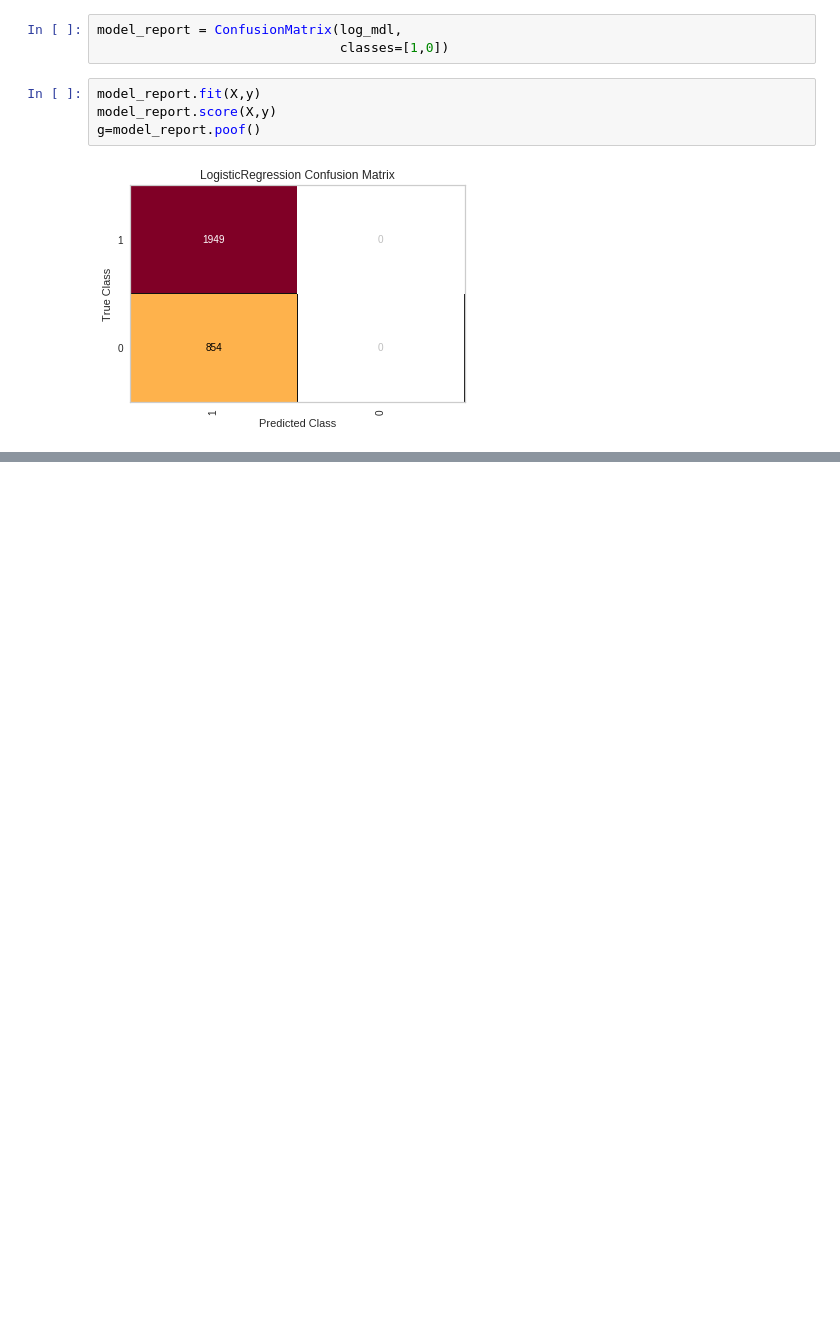
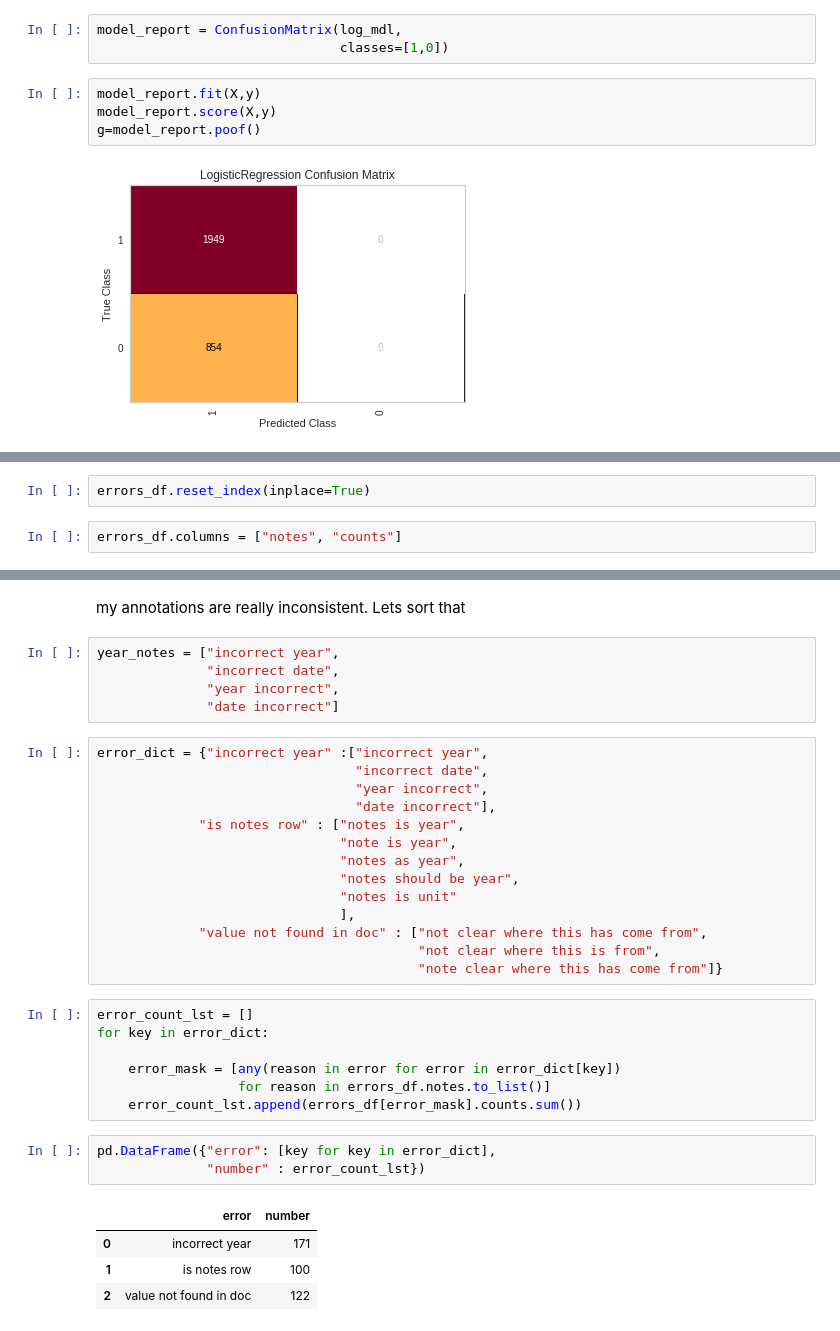
Before and after one commit to ONSBigData/exploring_companies_house, a Jupyter notebook: 13-er-data_checking-confidence-metric.ipynb, the cells around one changed output, grey strips where cells are left out. Drawn from its saved outputs; the diff is of its cells as text; blank space fills up the shorter version.

```diff
--- a/13-er-data_checking-confidence-metric.ipynb
+++ b/13-er-data_checking-confidence-metric.ipynb
@@ -259,0 +276,4 @@ g=model_report.poof()
+# %%
+errors_df.reset_index(inplace=True)
+# %%
+errors_df.columns = ["notes", "counts"]
@@ -259,0 +300,36 @@ g=model_report.poof()
+# %% [markdown]
+my annotations are really inconsistent. Lets sort that
+# %%
+year_notes = ["incorrect year",
+              "incorrect date",
+              "year incorrect",
+              "date incorrect"]
+# %%
+error_dict = {"incorrect year" :["incorrect year",
+                                 "incorrect date",
+                                 "year incorrect",
+                                 "date incorrect"],
+             "is notes row" : ["notes is year",
+                               "note is year",
+                               "notes as year",
+                               "notes should be year",
+                               "notes is unit"
+                               ],
+             "value not found in doc" : ["not clear where this has come from",
+                                         "not clear where this is from",
+                                         "note clear where this has come from"]}
+# %%
+error_count_lst = []
+for key in error_dict:
+
+    error_mask = [any(reason in error for error in error_dict[key])
+                  for reason in errors_df.notes.to_list()]
+    error_count_lst.append(errors_df[error_mask].counts.sum())
+# %%
+pd.DataFrame({"error": [key for key in error_dict],
+              "number" : error_count_lst})
+# %% [output]
+|  | error | number |
+| 0 | incorrect year | 171 |
+| 1 | is notes row | 100 |
+| 2 | value not found in doc | 122 |
```
Also changed, not shown: parts of 11 cells of this notebook, 3 other files.
